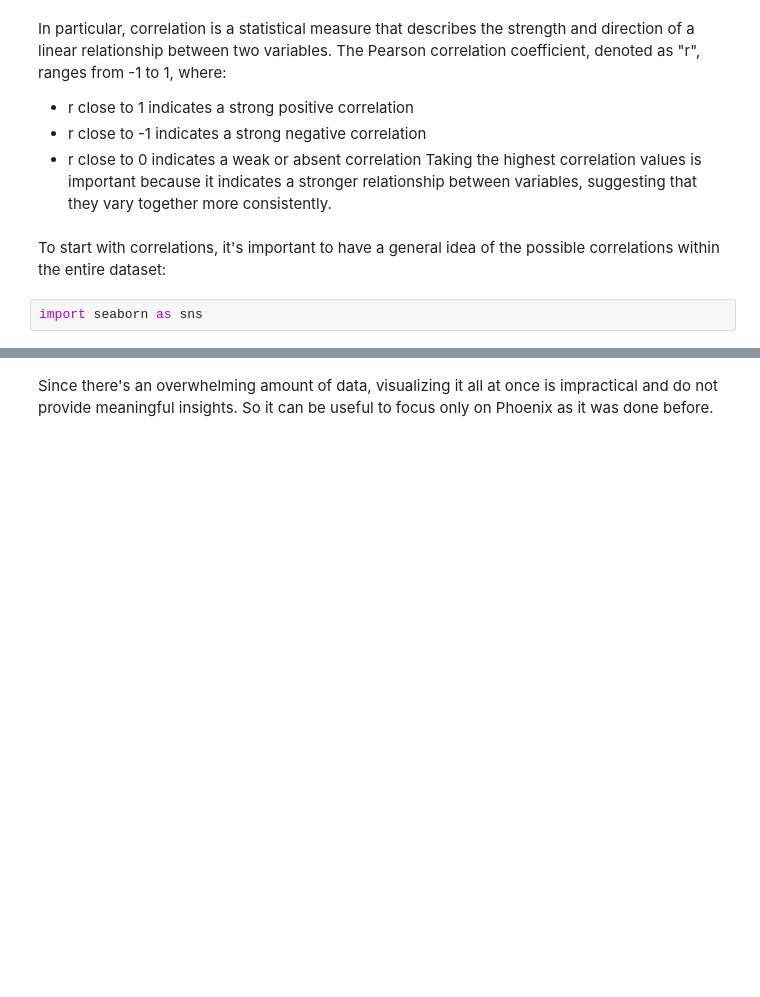
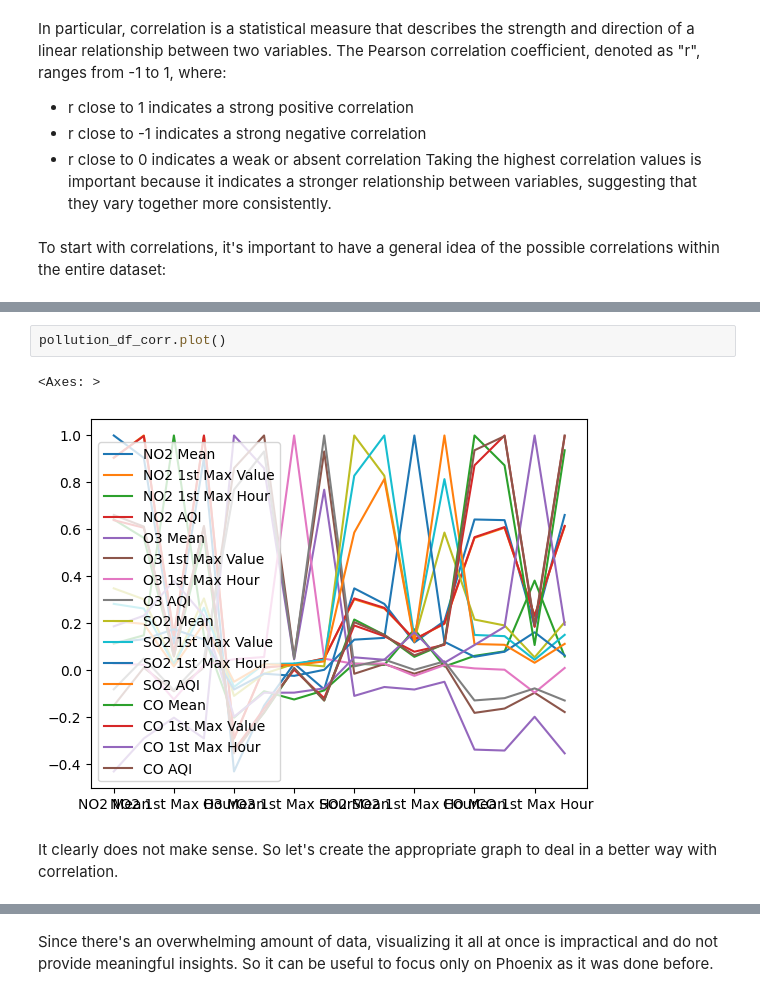
Before and after one commit to letizialanza01/Project_US_Pollution, a Jupyter notebook: Project_US_Pollution.ipynb, the cells around one changed output, grey strips where cells are left out. Drawn from its saved outputs; the diff is of its cells as text; blank space fills up the shorter version.

```diff
--- a/Project_US_Pollution.ipynb
+++ b/Project_US_Pollution.ipynb
@@ -957,8 +960,6 @@ In particular, correlation is a statistical measure that describes the strength
 Taking the highest correlation values is important because it indicates a stronger relationship between variables, suggesting that they vary together more consistently.
 # %% [markdown]
 To start with correlations, it's important to have a general idea of the possible correlations within the entire dataset:
-# %%
-import seaborn as sns
 # %%
 pollution_df_corr = pollution_df.corr(numeric_only = True)
 pollution_df_corr
@@ -980,4 +981,11 @@ pollution_df_corr
 | CO 1st Max Value | 0.639020 | 0.606580 | 0.079613 | 0.609375 | -0.343399 | -0.164323 | 0.001259 | ... |
 | CO 1st Max Hour | 0.186196 | 0.231430 | 0.381236 | 0.230857 | -0.199270 | -0.097012 | -0.096525 | ... |
 | CO AQI | 0.661030 | 0.611548 | 0.057662 | 0.614443 | -0.355314 | -0.179301 | 0.008648 | ... |
+# %%
+pollution_df_corr.plot()
+# %% [output]
+<Axes: >
+[figure, added]
+# %% [markdown]
+It clearly does not make sense. So let's create the appropriate graph to deal in a better way with correlation.
 # %%
```
Also changed, not shown: parts of 31 cells of this notebook.
